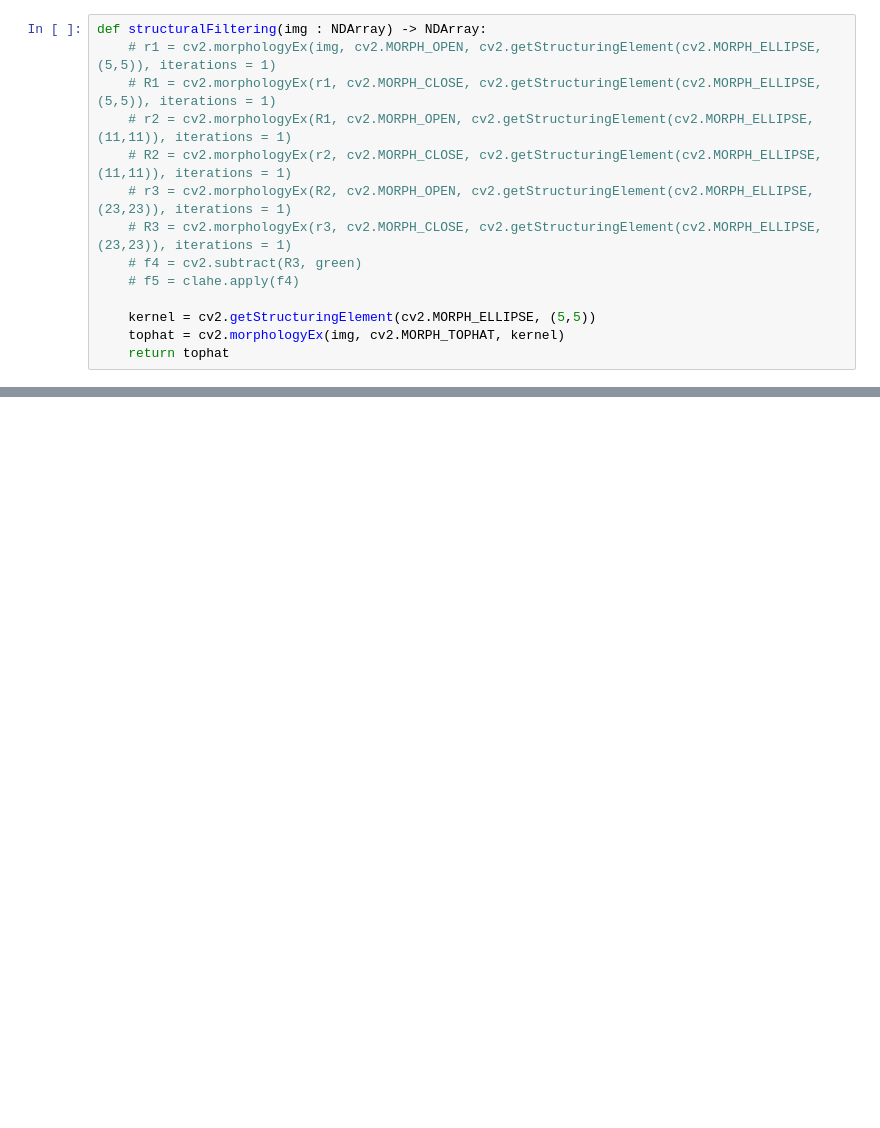
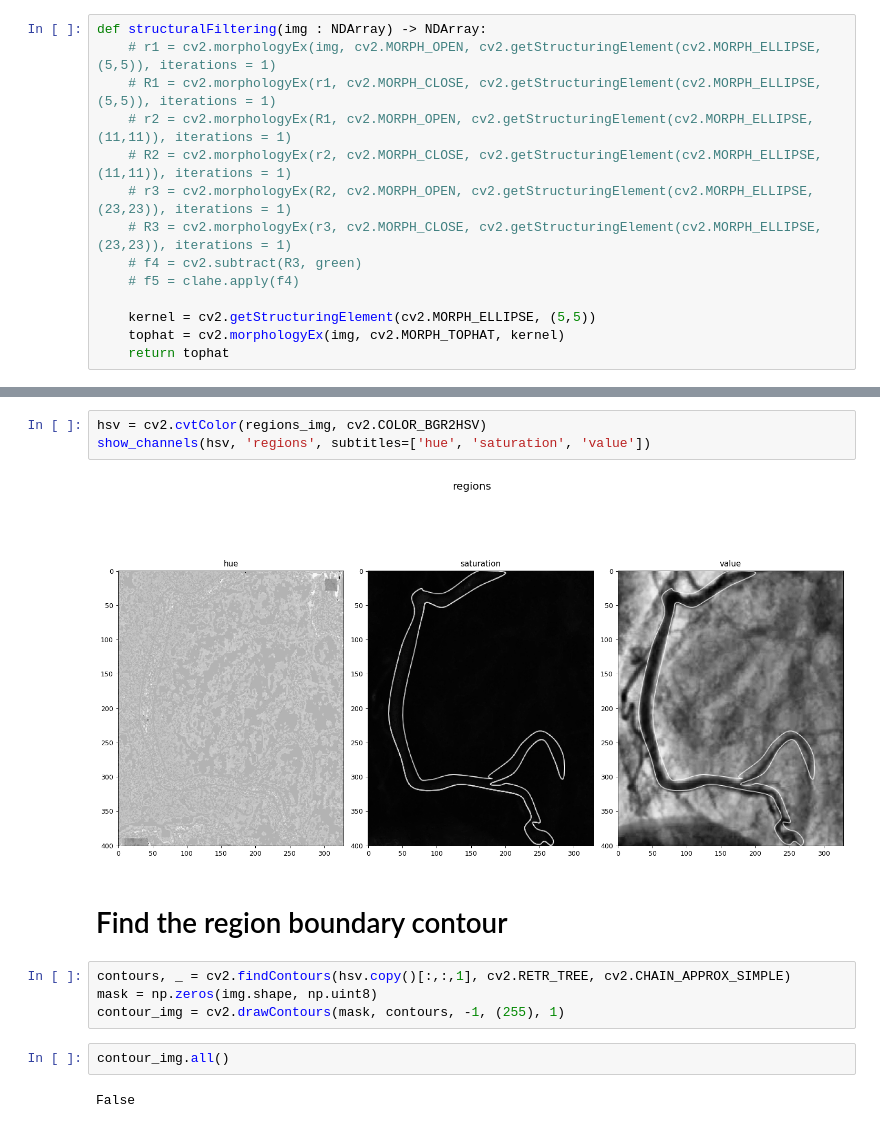
Before and after one commit to jbenshetler/vessel_segmentation, a Jupyter notebook: seg.ipynb, the cells around one changed output, grey strips where cells are left out. Cells and saved outputs as stored; diff of their text form; blank space fills up the shorter version.

```diff
--- a/seg.ipynb
+++ b/seg.ipynb
@@ -145,0 +64,15 @@ error: OpenCV(4.8.1) :-1: error: (-5:Bad argument) in function 'imshow'
+# %%
+hsv = cv2.cvtColor(regions_img, cv2.COLOR_BGR2HSV)
+show_channels(hsv, 'regions', subtitles=['hue', 'saturation', 'value'])
+# %% [output]
+[figure, added]
+# %% [markdown]
+# Find the region boundary contour
+# %%
+contours, _ = cv2.findContours(hsv.copy()[:,:,1], cv2.RETR_TREE, cv2.CHAIN_APPROX_SIMPLE)
+mask = np.zeros(img.shape, np.uint8)
+contour_img = cv2.drawContours(mask, contours, -1, (255), 1)
+# %%
+contour_img.all()
+# %% [output]
+False
```
Also changed, not shown: parts of 26 cells of this notebook.
